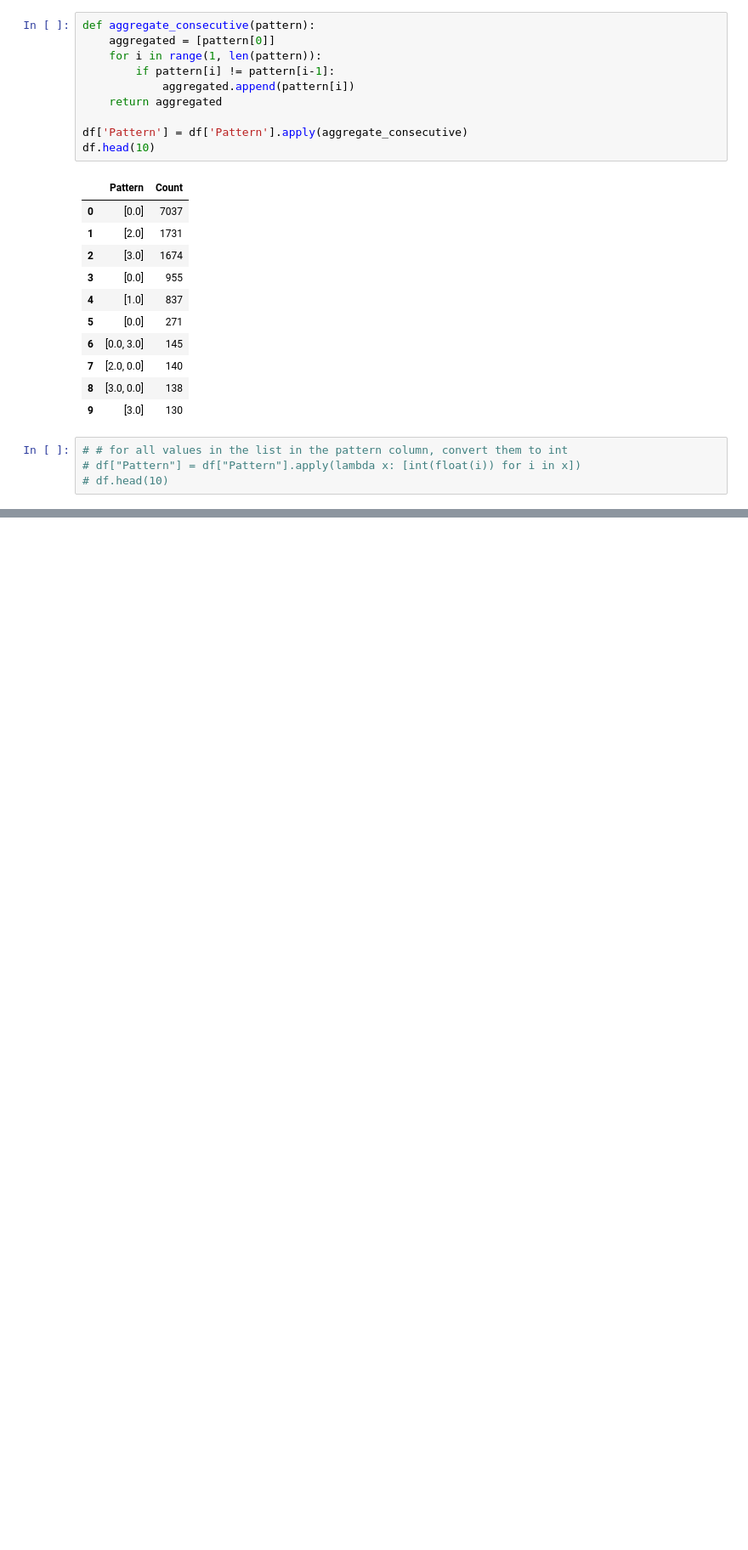
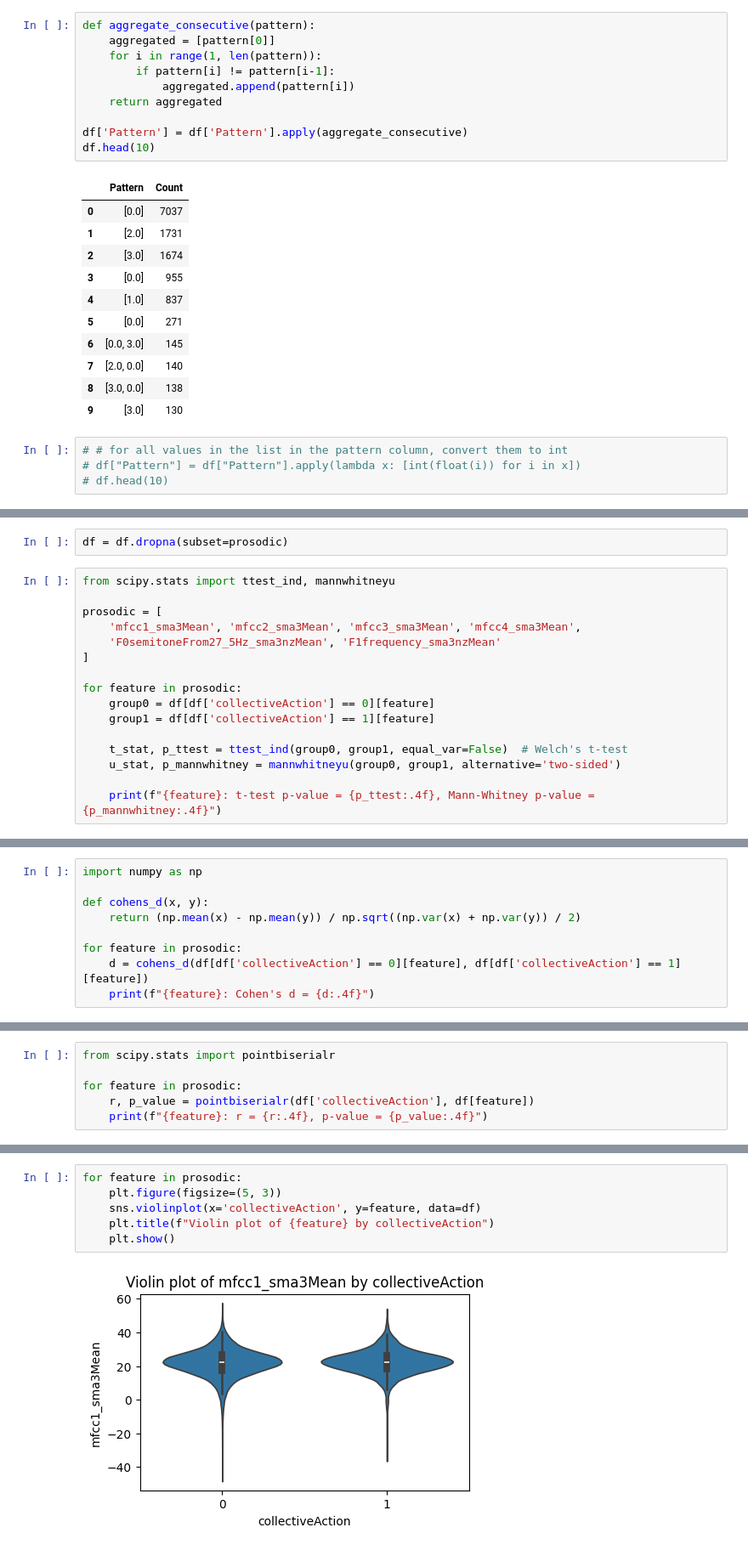
Before and after one commit to todomoldovan/thesis, a Jupyter notebook: notebooks/analysis.ipynb, the cells around one changed output, grey strips where cells are left out. Shown at 85% size. Cells and saved outputs as stored; diff of their text form; blank space fills up the shorter version.

```diff
--- a/notebooks/analysis.ipynb
+++ b/notebooks/analysis.ipynb
@@ -293,0 +725,18 @@ Lower Triangle Sum: 7.687387380431565
+# %%
+df = df.dropna(subset=prosodic)
+# %%
+from scipy.stats import ttest_ind, mannwhitneyu
+
+prosodic = [
+    'mfcc1_sma3Mean', 'mfcc2_sma3Mean', 'mfcc3_sma3Mean', 'mfcc4_sma3Mean',
+    'F0semitoneFrom27_5Hz_sma3nzMean', 'F1frequency_sma3nzMean'
+]
+
+for feature in prosodic:
+    group0 = df[df['collectiveAction'] == 0][feature]
+    group1 = df[df['collectiveAction'] == 1][feature]
+
+    t_stat, p_ttest = ttest_ind(group0, group1, equal_var=False)  # Welch's t-test
+    u_stat, p_mannwhitney = mannwhitneyu(group0, group1, alternative='two-sided')
+
+    print(f"{feature}: t-test p-value = {p_ttest:.4f}, Mann-Whitney p-value = {p_mannwhitney:.4f}")
@@ -293,0 +750,9 @@ Lower Triangle Sum: 7.687387380431565
+# %%
+import numpy as np
+
+def cohens_d(x, y):
+    return (np.mean(x) - np.mean(y)) / np.sqrt((np.var(x) + np.var(y)) / 2)
+
+for feature in prosodic:
+    d = cohens_d(df[df['collectiveAction'] == 0][feature], df[df['collectiveAction'] == 1][feature])
+    print(f"{feature}: Cohen's d = {d:.4f}")
@@ -293,0 +766,6 @@ Lower Triangle Sum: 7.687387380431565
+# %%
+from scipy.stats import pointbiserialr
+
+for feature in prosodic:
+    r, p_value = pointbiserialr(df['collectiveAction'], df[feature])
+    print(f"{feature}: r = {r:.4f}, p-value = {p_value:.4f}")
@@ -293,0 +994,8 @@ Lower Triangle Sum: 7.687387380431565
+# %%
+for feature in prosodic:
+    plt.figure(figsize=(5, 3))
+    sns.violinplot(x='collectiveAction', y=feature, data=df)
+    plt.title(f"Violin plot of {feature} by collectiveAction")
+    plt.show()
+# %% [output]
+[figure, added]
```
Also changed, not shown: parts of 92 cells of this notebook, 11 other files.
